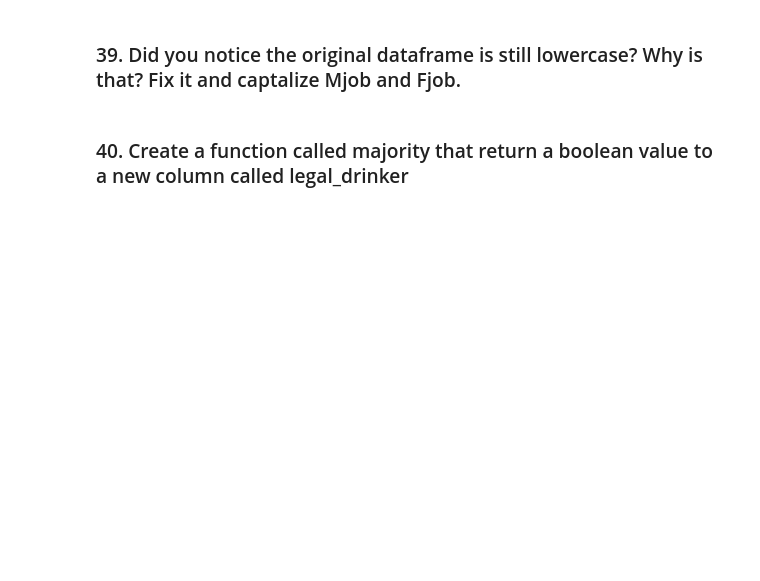
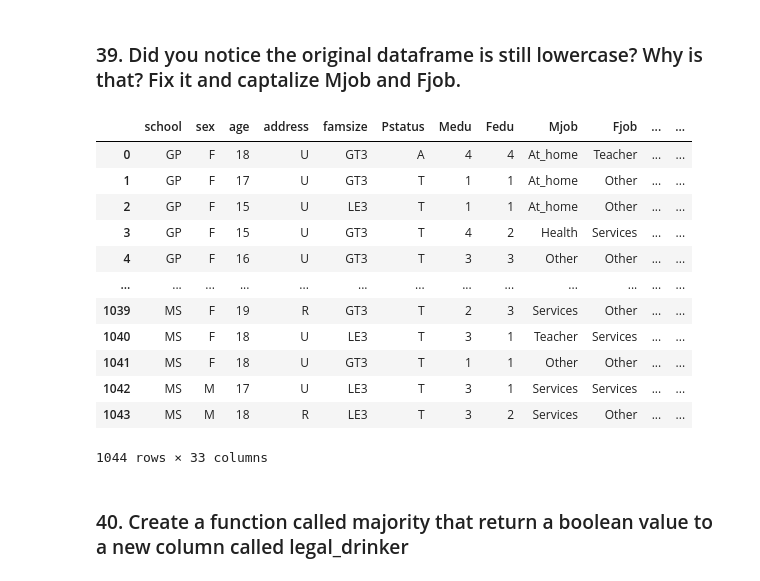
Before and after one commit to Flute22/Python, a Jupyter notebook: Practice/Basic Data Manipulation - Visualization Exercise/Basic_Data_Manipulation_Visualization_Exercise.ipynb, the cells around one changed output. Cells and saved outputs as stored; diff of their text form; code cells hidden in the pictures; blank space fills up the shorter version.

Commit message:
Section 5 is completed, which is about use lambda-apply-function

```diff
--- a/Practice/Basic Data Manipulation - Visualization Exercise/Basic_Data_Manipulation_Visualization_Exercise.ipynb
+++ b/Practice/Basic Data Manipulation - Visualization Exercise/Basic_Data_Manipulation_Visualization_Exercise.ipynb
@@ -730,3 +730,11 @@ clean_pct_table_of_occ
 ## The below exercises (34-41) required to use student-mat.csv and student-por.csv files
 # %% [markdown]
 ### 34. Import the datasets *student-mat* and *student-por* and append them and assigned object as df
+# %%
+# Step 1: Load both independent student datasets
+student_mat = pd.read_csv('Datasets/student-mat.csv')
+student_por = pd.read_csv('Datasets/student-por.csv')
+
+# Step 2: Append vertically using the modern concat engin with an index reset
+df = pd.concat([student_mat, student_por], axis=0, ignore_index=True)
+df.shape
@@ -733,2 +743,10 @@ clean_pct_table_of_occ
 # %% [markdown]
 ### 35. For the purpose of this exercise slice the dataframe from 'school' until the 'guardian' column
+# %%
+# Slice all rows and columns from 'school' up to 'guardian' including 'guardian'
+df_sliced = df.loc[:, 'school':'guardian']
+
+# Force pandas to never wrap rows vertically
+pd.set_option('display.expand_frame_repr', False)
+
+print(df_sliced.head())
@@ -735,2 +760,8 @@ clean_pct_table_of_occ
 # %% [markdown]
 ### 36. Create a lambda function that captalize strings (example: if we give at_home as input function and should give At_home as output.
+# %%
+# Define an anonymous lambda function and assign it to a variable for reuse
+capitalize_lambda = lambda x: str(x).capitalize()
+
+test_input = 'at_home'
+print(f'Input: {test_input} \nOutput: {capitalize_lambda(test_input)}')
@@ -737,2 +771,10 @@ clean_pct_table_of_occ
 # %% [markdown]
 ### 37. Capitalize both Mjob and Fjob variables using above lamdba function
+# %%
+# Apply the lambda function to transform both columns
+Mjob = df['Mjob'].apply(capitalize_lambda)
+Fjob = df['Fjob'].apply(capitalize_lambda)
+
+print(f'Capitalized Mjob: \n{Mjob.head(4)}')
+print()
+print(f'Capitalized Fjob: \n{Fjob.head(4)}')
@@ -741,4 +807,22 @@ clean_pct_table_of_occ
 # %% [markdown]
 ### 39. Did you notice the original dataframe is still lowercase? Why is that? Fix it and captalize Mjob and Fjob.
+# %%
+df['Mjob'] = Mjob
+df['Fjob'] = Fjob
+df
+# %% [output]
+|  | school | sex | age | address | famsize | Pstatus | Medu | Fedu | Mjob | Fjob | ... | ... |
+| 0 | GP | F | 18 | U | GT3 | A | 4 | 4 | At_home | Teacher | ... | ... |
+| 1 | GP | F | 17 | U | GT3 | T | 1 | 1 | At_home | Other | ... | ... |
+| 2 | GP | F | 15 | U | LE3 | T | 1 | 1 | At_home | Other | ... | ... |
+| 3 | GP | F | 15 | U | GT3 | T | 4 | 2 | Health | Services | ... | ... |
+| 4 | GP | F | 16 | U | GT3 | T | 3 | 3 | Other | Other | ... | ... |
+| ... | ... | ... | ... | ... | ... | ... | ... | ... | ... | ... | ... | ... |
+| 1039 | MS | F | 19 | R | GT3 | T | 2 | 3 | Services | Other | ... | ... |
+| 1040 | MS | F | 18 | U | LE3 | T | 3 | 1 | Teacher | Services | ... | ... |
+| 1041 | MS | F | 18 | U | GT3 | T | 1 | 1 | Other | Other | ... | ... |
+| 1042 | MS | M | 17 | U | LE3 | T | 3 | 1 | Services | Services | ... | ... |
+| 1043 | MS | M | 18 | R | LE3 | T | 3 | 2 | Services | Other | ... | ... |
+1044 rows × 33 columns
 # %% [markdown]
 ### 40. Create a function called majority that return a boolean value to a new column called legal_drinker
```
Also changed, not shown: parts of 8 cells of this notebook.
